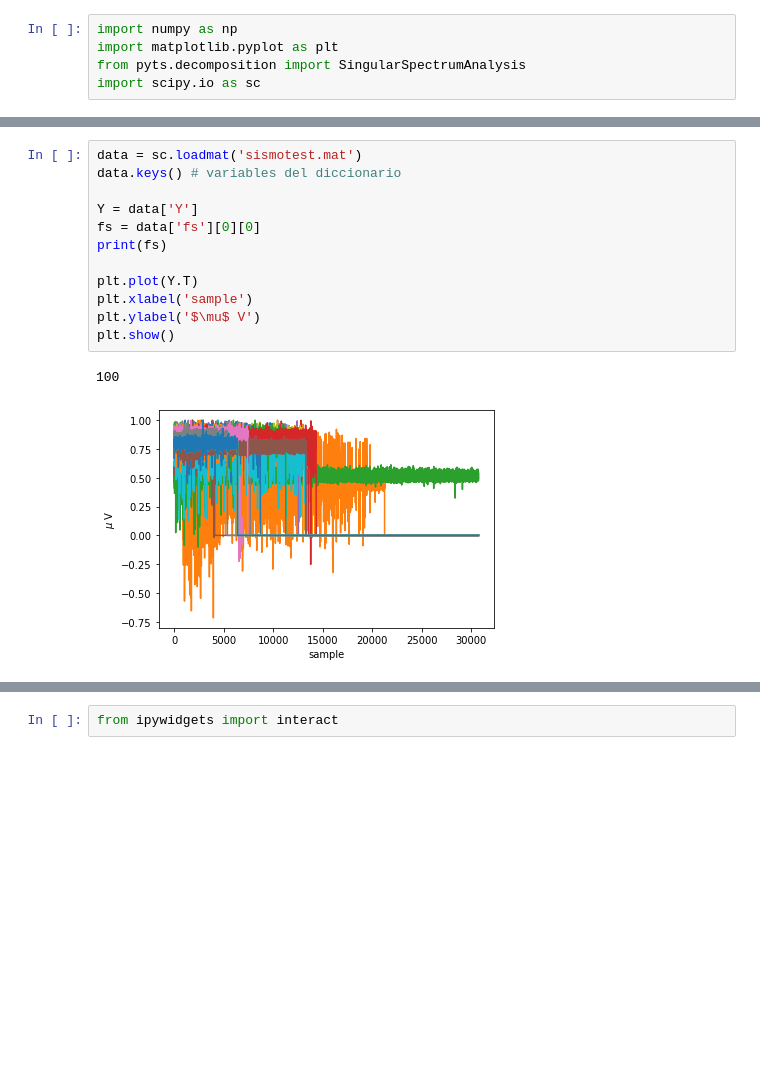
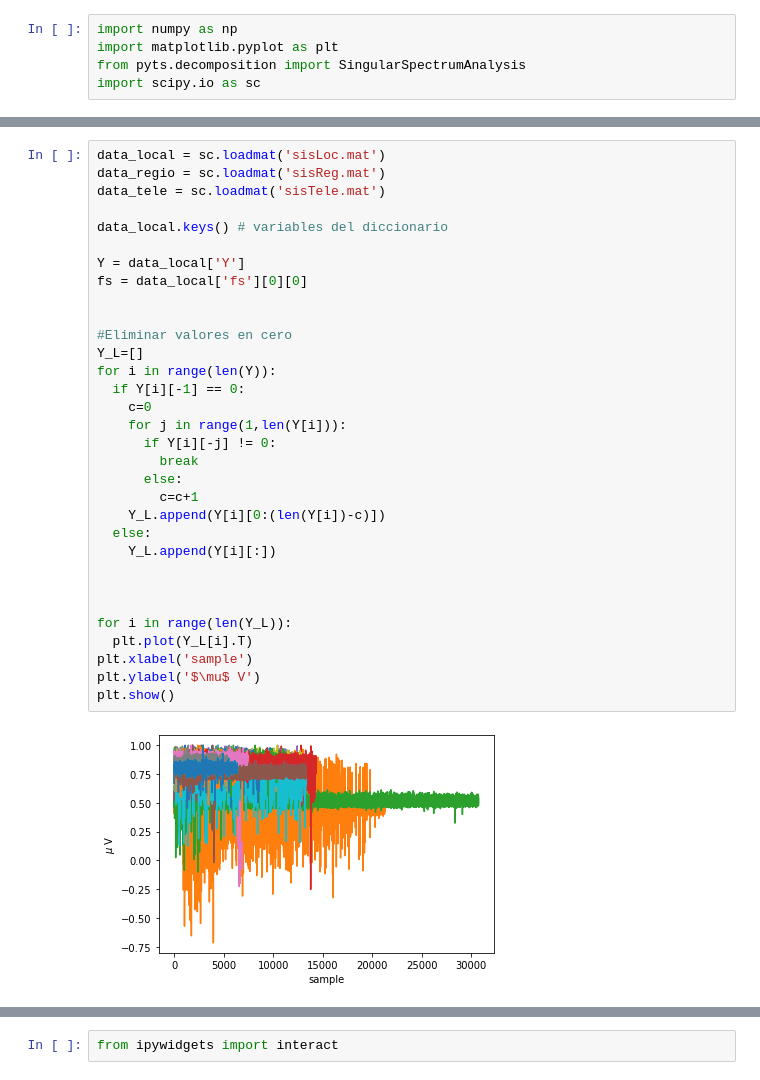
Before and after one commit to cabb1808/miniproyecto1, a Jupyter notebook: miniproyecto1.ipynb, the cells around one changed output, grey strips where cells are left out. Drawn from its saved outputs; the diff is of its cells as text; blank space fills up the shorter version.

```diff
--- a/miniproyecto1.ipynb
+++ b/miniproyecto1.ipynb
@@ -45,15 +50,34 @@ To: /content/sismotest.mat
-# %%
-data = sc.loadmat('sismotest.mat')
-data.keys() # variables del diccionario
-
-Y = data['Y']
-fs = data['fs'][0][0]
-print(fs)
-
-plt.plot(Y.T)
-plt.xlabel('sample')
-plt.ylabel('$\mu$ V')
-plt.show()
-# %% [output]
-100
-[figure, removed]
+# %%
+data_local = sc.loadmat('sisLoc.mat')
+data_regio = sc.loadmat('sisReg.mat')
+data_tele = sc.loadmat('sisTele.mat')
+
+data_local.keys() # variables del diccionario
+
+Y = data_local['Y']
+fs = data_local['fs'][0][0]
+
+
+#Eliminar valores en cero
+Y_L=[]
+for i in range(len(Y)):
+  if Y[i][-1] == 0:
+    c=0
+    for j in range(1,len(Y[i])):
+      if Y[i][-j] != 0:
+        break
+      else:
+        c=c+1
+    Y_L.append(Y[i][0:(len(Y[i])-c)])
+  else:
+    Y_L.append(Y[i][:])
+
+
+
+for i in range(len(Y_L)):
+  plt.plot(Y_L[i].T)
+plt.xlabel('sample')
+plt.ylabel('$\mu$ V')
+plt.show()
+# %% [output]
+[figure, added]
```
Also changed, not shown: parts of 6 cells of this notebook.
